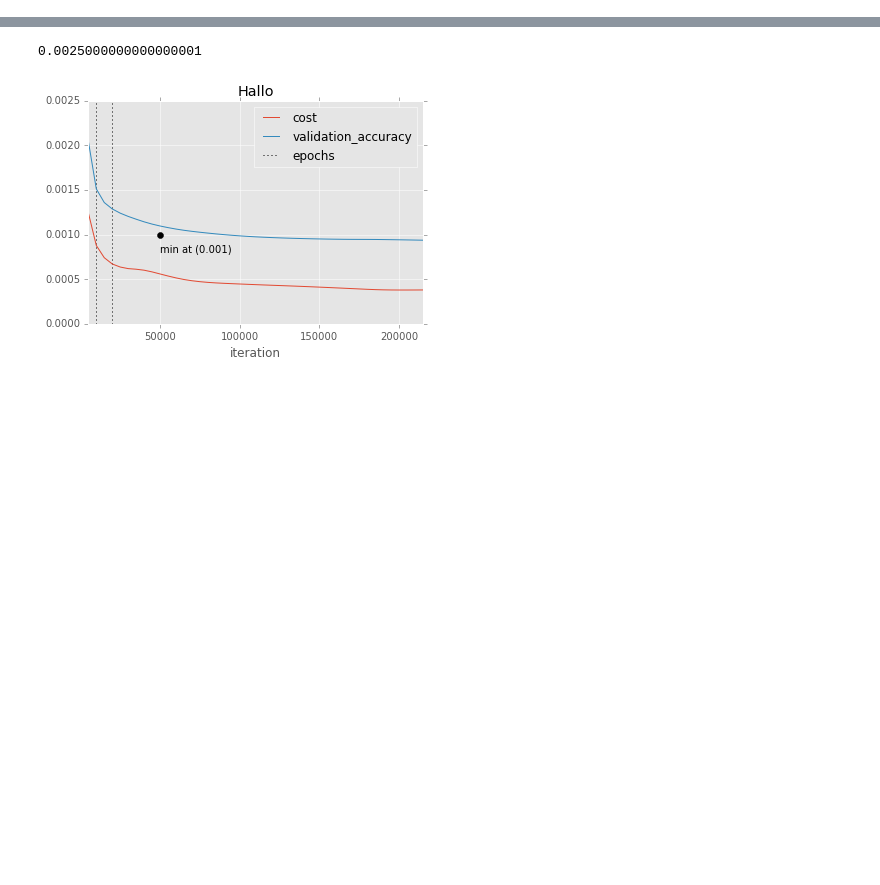
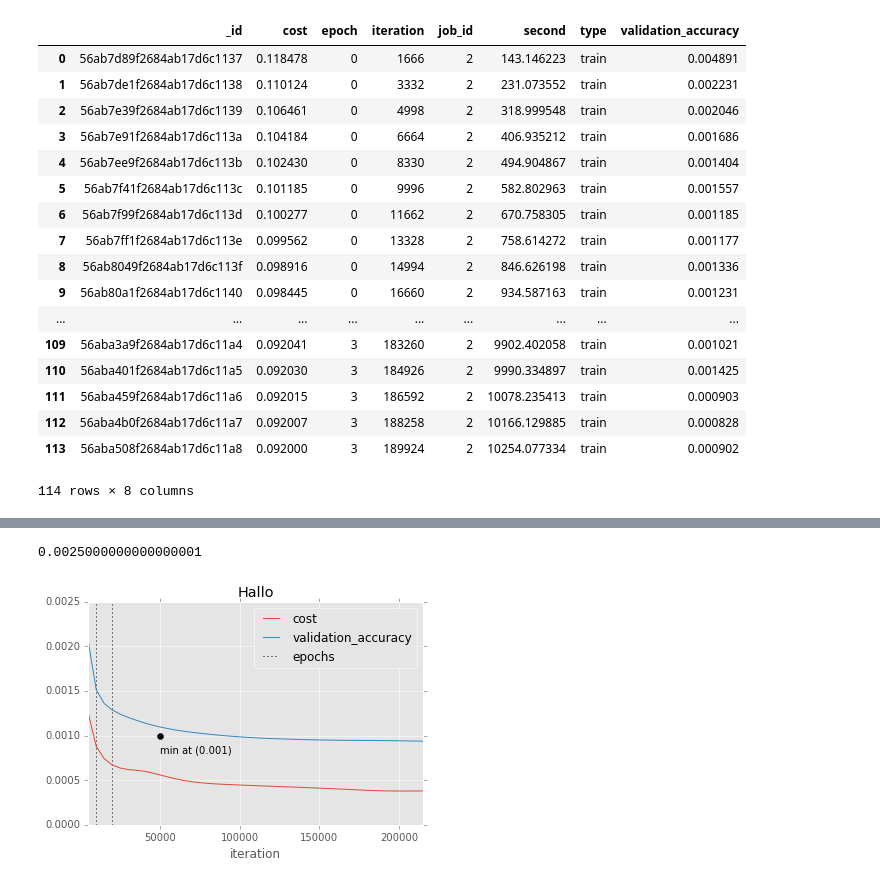
Before and after one commit to codingluke/ba-thesis-code, a Jupyter notebook: notebooks/metric_test.ipynb, the cells around one changed output, grey strips where cells are left out. Saved outputs shown, nothing was run; the diff lists cells and outputs as text; code cells hidden in the pictures; blank space fills up the shorter version.

```diff
--- a/notebooks/metric_test.ipynb
+++ b/notebooks/metric_test.ipynb
@@ -24,5 +35,24 @@ mr.plot(job_id=6)
 # %%
-#mr.get_records(job_id=1, typ='train')
+mr.get_records(job_id=2, typ='train')
+# %% [output]
+|  | _id | cost | epoch | iteration | job_id | second | type | validation_accuracy |
+| 0 | 56ab7d89f2684ab17d6c1137 | 0.118478 | 0 | 1666 | 2 | 143.146223 | train | 0.004891 |
+| 1 | 56ab7de1f2684ab17d6c1138 | 0.110124 | 0 | 3332 | 2 | 231.073552 | train | 0.002231 |
+| 2 | 56ab7e39f2684ab17d6c1139 | 0.106461 | 0 | 4998 | 2 | 318.999548 | train | 0.002046 |
+| 3 | 56ab7e91f2684ab17d6c113a | 0.104184 | 0 | 6664 | 2 | 406.935212 | train | 0.001686 |
+| 4 | 56ab7ee9f2684ab17d6c113b | 0.102430 | 0 | 8330 | 2 | 494.904867 | train | 0.001404 |
+| 5 | 56ab7f41f2684ab17d6c113c | 0.101185 | 0 | 9996 | 2 | 582.802963 | train | 0.001557 |
+| 6 | 56ab7f99f2684ab17d6c113d | 0.100277 | 0 | 11662 | 2 | 670.758305 | train | 0.001185 |
+| 7 | 56ab7ff1f2684ab17d6c113e | 0.099562 | 0 | 13328 | 2 | 758.614272 | train | 0.001177 |
+| 8 | 56ab8049f2684ab17d6c113f | 0.098916 | 0 | 14994 | 2 | 846.626198 | train | 0.001336 |
+| 9 | 56ab80a1f2684ab17d6c1140 | 0.098445 | 0 | 16660 | 2 | 934.587163 | train | 0.001231 |
+| ... | ... | ... | ... | ... | ... | ... | ... | ... |
+| 109 | 56aba3a9f2684ab17d6c11a4 | 0.092041 | 3 | 183260 | 2 | 9902.402058 | train | 0.001021 |
+| 110 | 56aba401f2684ab17d6c11a5 | 0.092030 | 3 | 184926 | 2 | 9990.334897 | train | 0.001425 |
+| 111 | 56aba459f2684ab17d6c11a6 | 0.092015 | 3 | 186592 | 2 | 10078.235413 | train | 0.000903 |
+| 112 | 56aba4b0f2684ab17d6c11a7 | 0.092007 | 3 | 188258 | 2 | 10166.129885 | train | 0.000828 |
+| 113 | 56aba508f2684ab17d6c11a8 | 0.092000 | 3 | 189924 | 2 | 10254.077334 | train | 0.000902 |
+114 rows × 8 columns
 # %%
 #mr.plot_epoches(job_id=15, title='Lernphase Minibatch 1000')
 # %%
```
Also changed, not shown: parts of 7 cells of this notebook, 4 other files.
